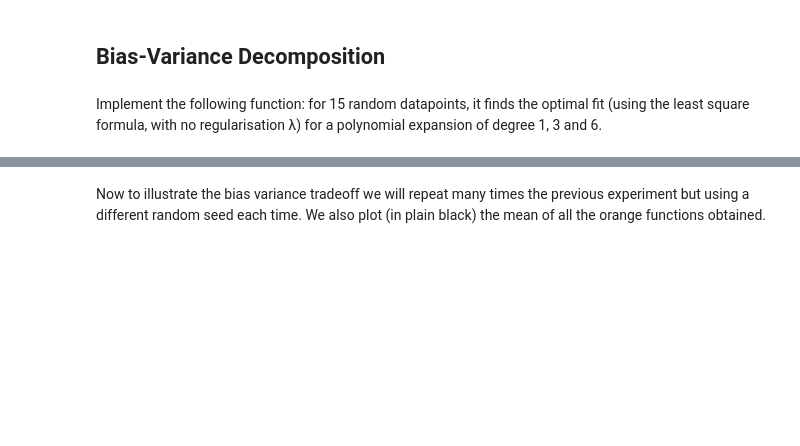
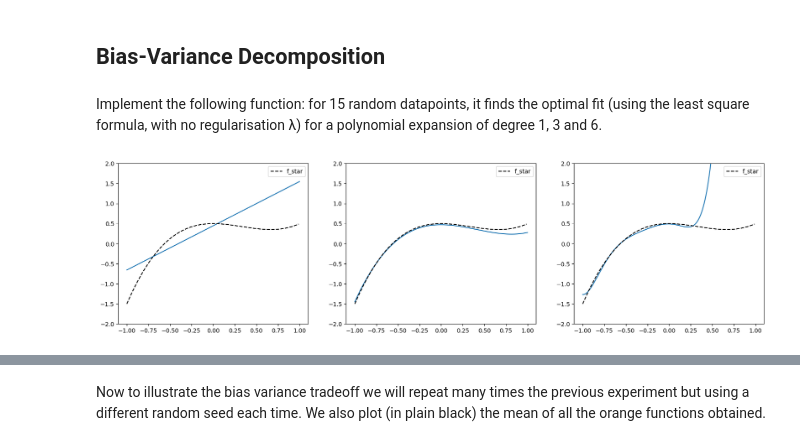
Before and after one commit to MarkoStc/ML_course, a Jupyter notebook: labs/ex04/template/ex04.ipynb, the cells around one changed output, grey strips where cells are left out. Saved outputs shown, nothing was run; the diff lists cells and outputs as text; code cells hidden in the pictures; blank space fills up the shorter version.

```diff
--- a/labs/ex04/template/ex04.ipynb
+++ b/labs/ex04/template/ex04.ipynb
@@ -228,33 +296,42 @@ from least_squares import least_squares
 
 def bias_variance_one_seed(sigma, degrees, seed):
     """One run of the optimal fit for 15 random points and different polynomial expansion degrees.
 
     Args:
         sigma: scalar, noise variance
         degrees: shape = (3,), 3 different degrees to consider
         seed: integer, random see
     Returns:
     """
 
     # we will generate 15 random datapoints from the [-1, 1] uniform distribuion
     num_data = 15
     np.random.seed(seed)  # set random seed for reproducibility
     xs = np.random.uniform(-1, 1, num_data)
     # the outputs will be f_star(x) + some random gaussian noise of variance sigma**2
     ys = f_star(xs) + sigma * np.random.randn(num_data)
 
     fig, axs = plt.subplots(1, len(degrees), figsize=(20, 5))
     for index_degree, degree in enumerate(degrees):
         # ***************************************************
         # INSERT YOUR CODE HERE
         # ***************************************************
+        tx = build_poly(xs, degree)
+        w = ridge_regression(ys, tx, 0)
+
+        x_vals = np.linspace(-1, 1, 200)
+        x_plot = build_poly(x_vals, degree)
+        y_pred = x_plot @ w
+        axs[index_degree].plot(x_vals, y_pred)
 
         plot_fstar(axs[index_degree])
         axs[index_degree].legend()
     plt.show()
 
 
 bias_variance_one_seed(0.1, [1, 3, 6], seed=2)
+# %% [output]
+[figure, added]
 # %% [markdown]
 Your output should ressemble (for seed = 2) to this:
 ![alt text](bias_variance_one_run.png)
```
Also changed, not shown: parts of 11 cells of this notebook, 3 other files.
